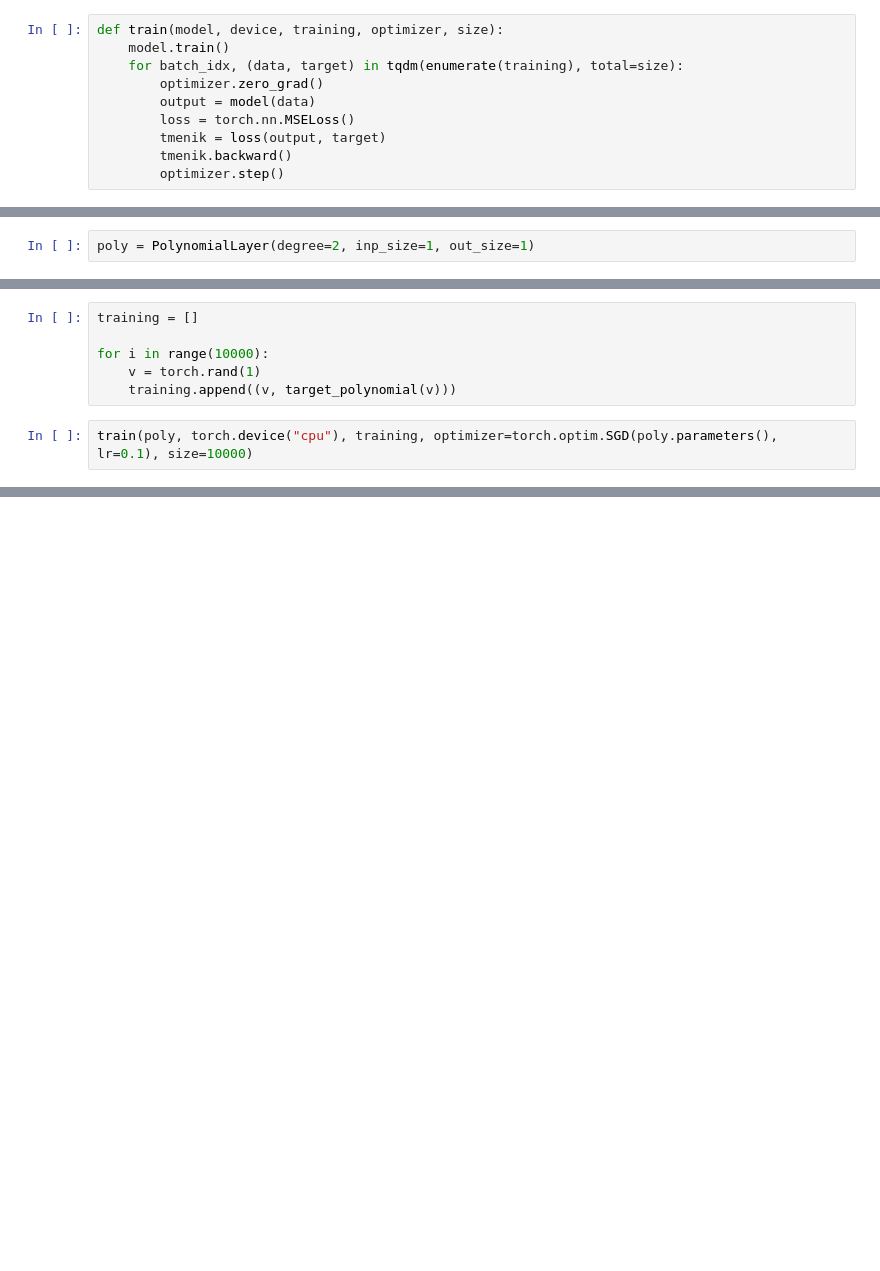
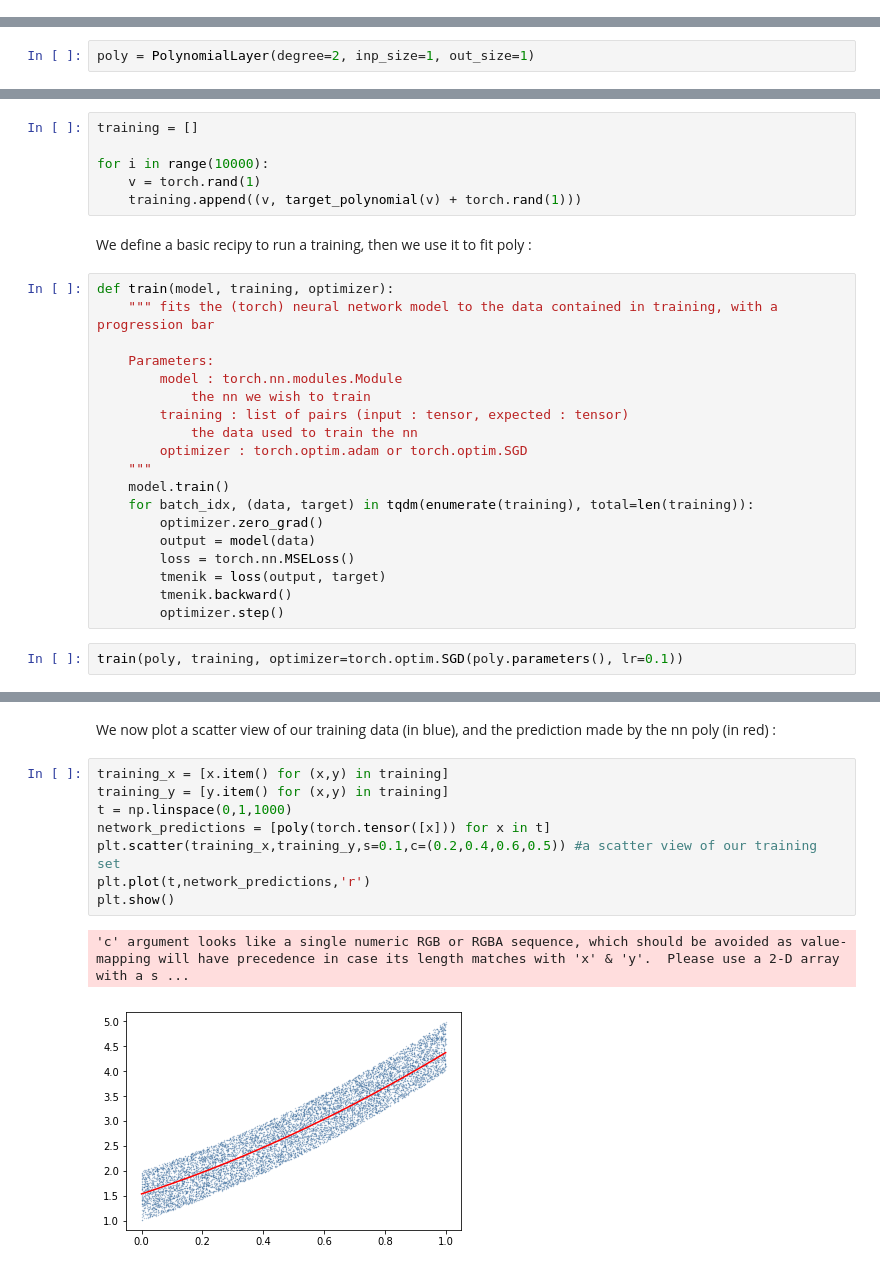
Before and after one commit to olivierRoche/neural_network_polynomial_layers-, a Jupyter notebook: POC_poly_torch.ipynb, the cells around one changed output, grey strips where cells are left out. Saved outputs shown, nothing was run; the diff lists cells and outputs as text; blank space fills up the shorter version.

Commit message:
added plot to the demo

```diff
--- a/POC_poly_torch.ipynb
+++ b/POC_poly_torch.ipynb
@@ -14,13 +15,3 @@ from tqdm import tqdm_notebook as tqdm
 import warnings
 
 warnings.filterwarnings("ignore")
-# %%
-def train(model, device, training, optimizer, size):
-    model.train()
-    for batch_idx, (data, target) in tqdm(enumerate(training), total=size):
-        optimizer.zero_grad()
-        output = model(data)
-        loss = torch.nn.MSELoss()
-        tmenik = loss(output, target)
-        tmenik.backward()
-        optimizer.step()
@@ -43,9 +34,43 @@ training = []
 
 for i in range(10000):
     v = torch.rand(1)
-    training.append((v, target_polynomial(v)))
+    training.append((v, target_polynomial(v) + torch.rand(1)))
+# %% [markdown]
+We define a basic recipy to run a training, then we use it to fit poly :
+# %%
+def train(model, training, optimizer):
+    """ fits the (torch) neural network model to the data contained in training, with a progression bar
+
+    Parameters:
+        model : torch.nn.modules.Module
+            the nn we wish to train
+        training : list of pairs (input : tensor, expected : tensor)
+            the data used to train the nn
+        optimizer : torch.optim.adam or torch.optim.SGD
+    """
+    model.train()
+    for batch_idx, (data, target) in tqdm(enumerate(training), total=len(training)):
+        optimizer.zero_grad()
+        output = model(data)
+        loss = torch.nn.MSELoss()
+        tmenik = loss(output, target)
+        tmenik.backward()
+        optimizer.step()
 # %%
-train(poly, torch.device("cpu"), training, optimizer=torch.optim.SGD(poly.parameters(), lr=0.1), size=10000)
+train(poly, training, optimizer=torch.optim.SGD(poly.parameters(), lr=0.1))
 # %% [output]
 [interactive output not drawn]
+# %% [markdown]
+We now plot a scatter view of our training data (in blue), and the prediction made by the nn poly (in red) :
+# %%
+training_x = [x.item() for (x,y) in training]
+training_y = [y.item() for (x,y) in training]
+t = np.linspace(0,1,1000)
+network_predictions = [poly(torch.tensor([x])) for x in t]
+plt.scatter(training_x,training_y,s=0.1,c=(0.2,0.4,0.6,0.5)) #a scatter view of our training set
+plt.plot(t,network_predictions,'r')
+plt.show()
+# %% [output]
+'c' argument looks like a single numeric RGB or RGBA sequence, which should be avoided as value-mapping will have precedence in case its length matches with 'x' & 'y'.  Please use a 2-D array with a s ...
+[figure, added]
 # %%
```
Also changed, not shown: parts of 8 cells of this notebook.
